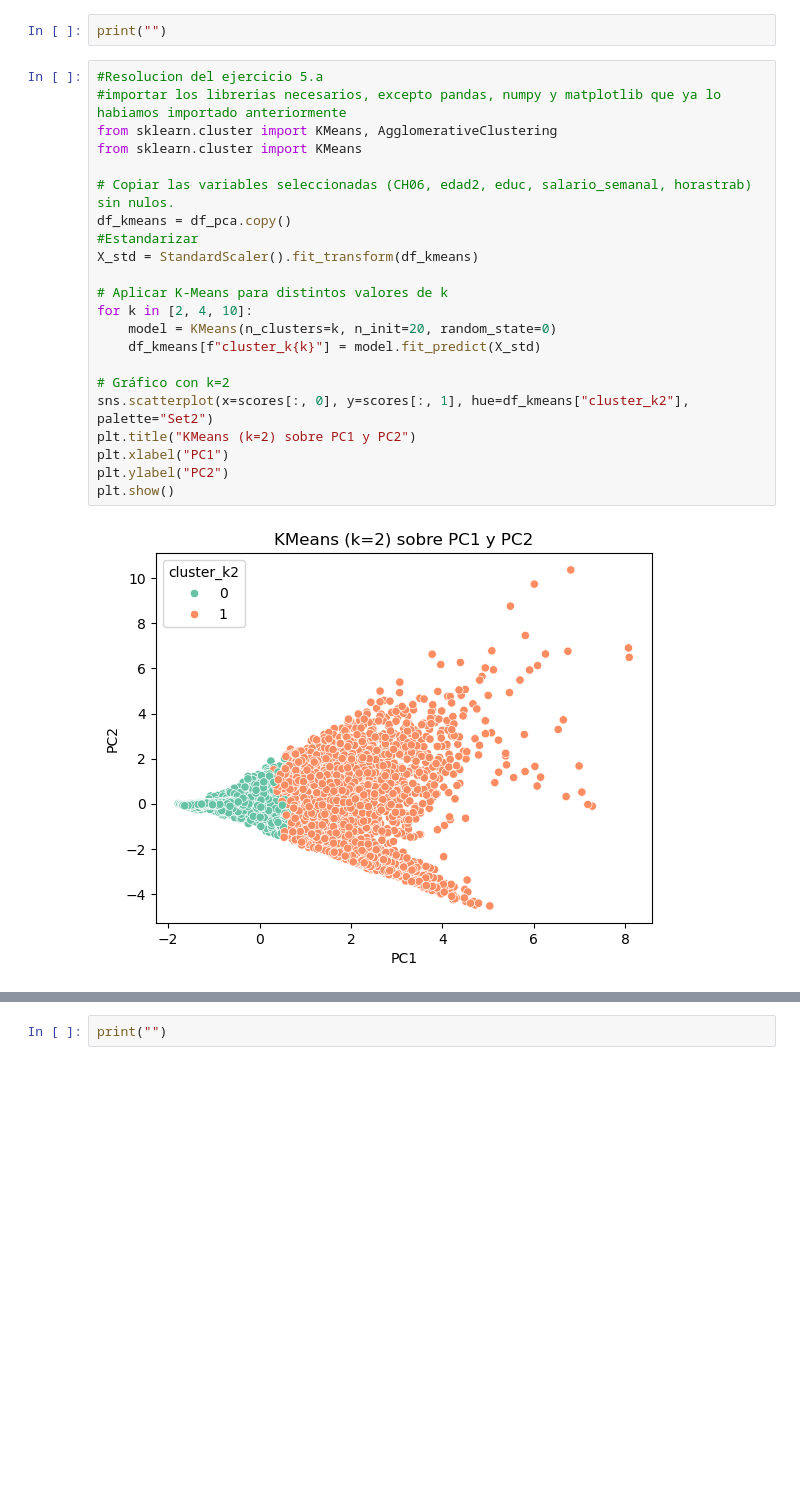
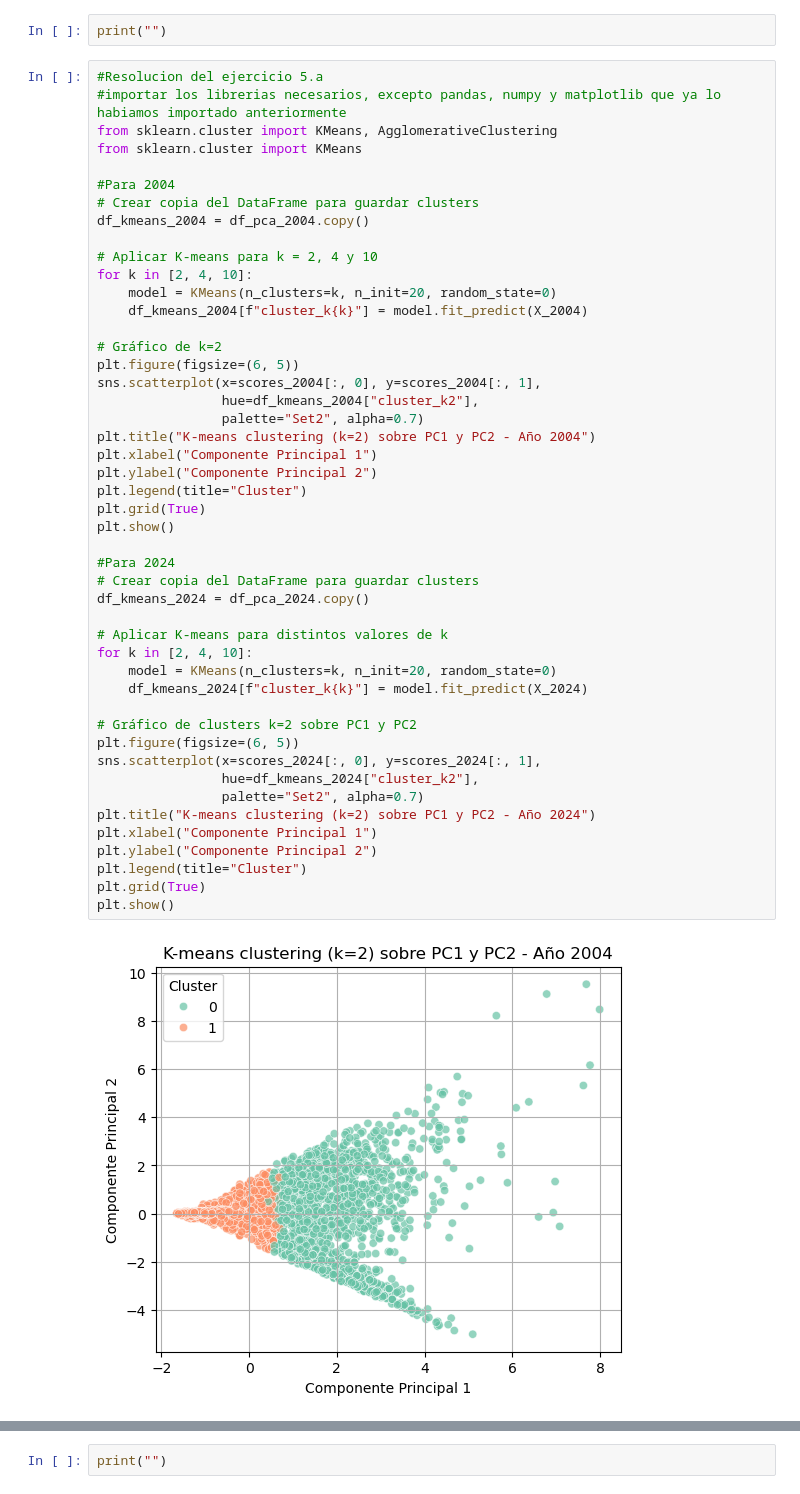
Before and after one commit to LucaDadderio0/-BigDataUBA-Grup10, a Jupyter notebook: TP3/Big_Data_TP3_Grupo10.ipynb, the cells around one changed output, grey strips where cells are left out. Drawn from its saved outputs; the diff is of its cells as text; blank space fills up the shorter version.

```diff
--- a/TP3/Big_Data_TP3_Grupo10.ipynb
+++ b/TP3/Big_Data_TP3_Grupo10.ipynb
@@ -379,24 +594,49 @@ print("")
 # %%
 #Resolucion del ejercicio 5.a
 #importar los librerias necesarios, excepto pandas, numpy y matplotlib que ya lo habiamos importado anteriormente
 from sklearn.cluster import KMeans, AgglomerativeClustering
 from sklearn.cluster import KMeans
 
-# Copiar las variables seleccionadas (CH06, edad2, educ, salario_semanal, horastrab) sin nulos.
-df_kmeans = df_pca.copy()
-#Estandarizar
-X_std = StandardScaler().fit_transform(df_kmeans)
+#Para 2004
+# Crear copia del DataFrame para guardar clusters
+df_kmeans_2004 = df_pca_2004.copy()
 
-# Aplicar K-Means para distintos valores de k
+# Aplicar K-means para k = 2, 4 y 10
 for k in [2, 4, 10]:
     model = KMeans(n_clusters=k, n_init=20, random_state=0)
-    df_kmeans[f"cluster_k{k}"] = model.fit_predict(X_std)
+    df_kmeans_2004[f"cluster_k{k}"] = model.fit_predict(X_2004)
 
-# Gráfico con k=2
-sns.scatterplot(x=scores[:, 0], y=scores[:, 1], hue=df_kmeans["cluster_k2"], palette="Set2")
-plt.title("KMeans (k=2) sobre PC1 y PC2")
-plt.xlabel("PC1")
-plt.ylabel("PC2")
+# Gráfico de k=2
+plt.figure(figsize=(6, 5))
+sns.scatterplot(x=scores_2004[:, 0], y=scores_2004[:, 1],
+                hue=df_kmeans_2004["cluster_k2"],
+                palette="Set2", alpha=0.7)
+plt.title("K-means clustering (k=2) sobre PC1 y PC2 - Año 2004")
+plt.xlabel("Componente Principal 1")
+plt.ylabel("Componente Principal 2")
+plt.legend(title="Cluster")
+plt.grid(True)
 plt.show()
+
+#Para 2024
+# Crear copia del DataFrame para guardar clusters
+df_kmeans_2024 = df_pca_2024.copy()
+
+# Aplicar K-means para distintos valores de k
+for k in [2, 4, 10]:
+    model = KMeans(n_clusters=k, n_init=20, random_state=0)
+    df_kmeans_2024[f"cluster_k{k}"] = model.fit_predict(X_2024)
+
+# Gráfico de clusters k=2 sobre PC1 y PC2
+plt.figure(figsize=(6, 5))
+sns.scatterplot(x=scores_2024[:, 0], y=scores_2024[:, 1],
+                hue=df_kmeans_2024["cluster_k2"],
+                palette="Set2", alpha=0.7)
+plt.title("K-means clustering (k=2) sobre PC1 y PC2 - Año 2024")
+plt.xlabel("Componente Principal 1")
+plt.ylabel("Componente Principal 2")
+plt.legend(title="Cluster")
+plt.grid(True)
+plt.show()
 # %% [output]
-[figure, old version]
+[figure, new version]
```
Also changed, not shown: parts of 15 cells of this notebook.
